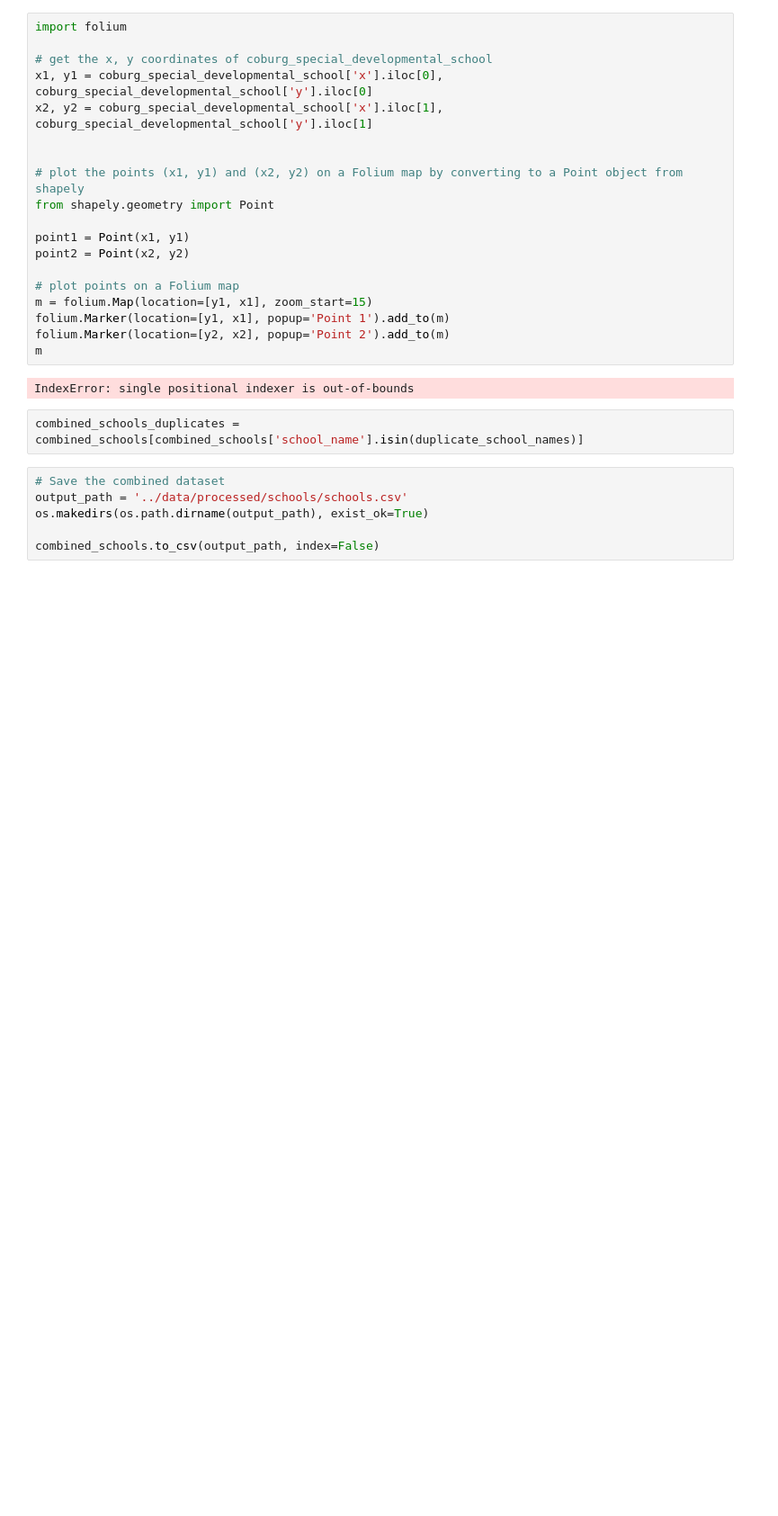
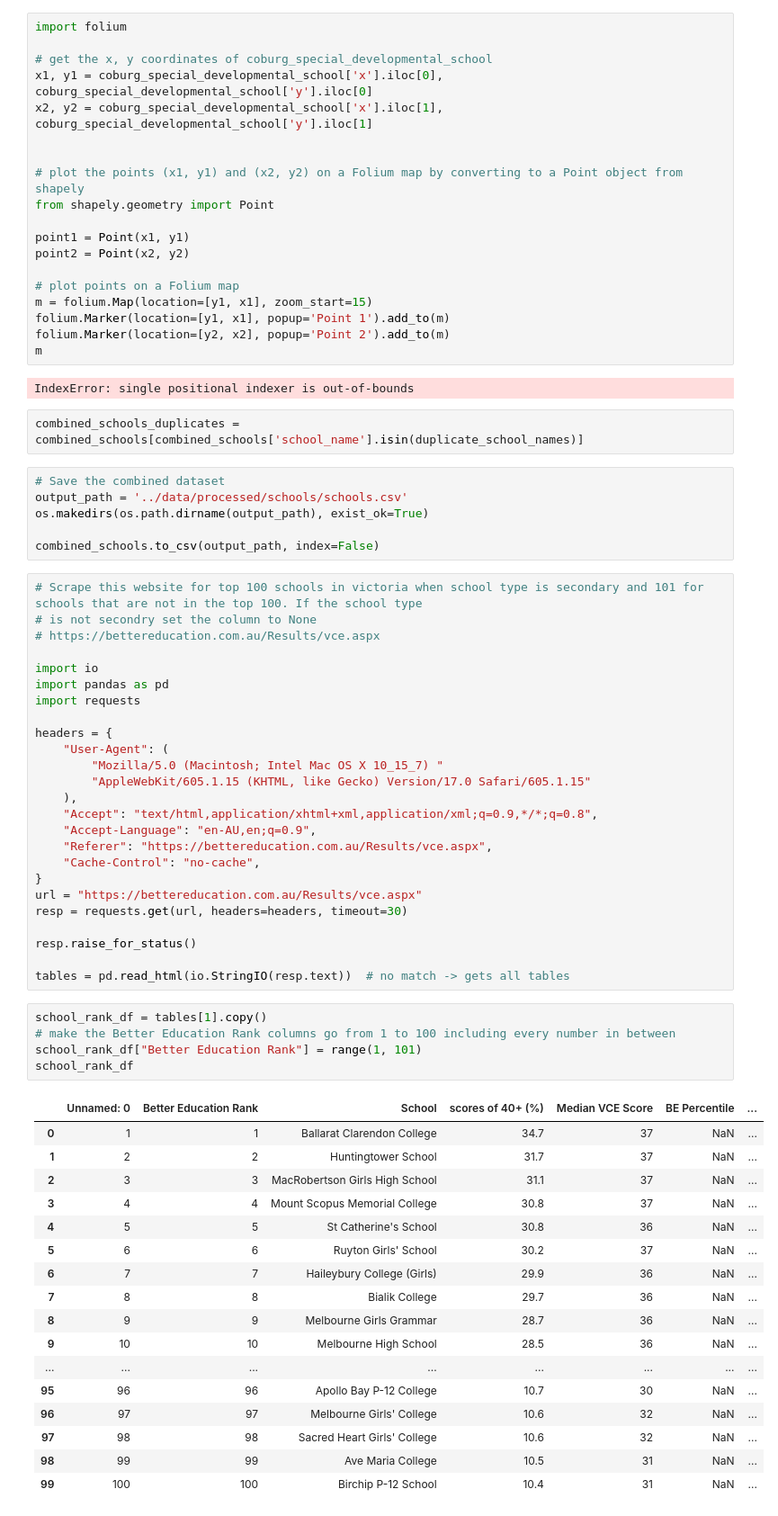
Before and after one commit to jackshee/real-estate-industry-project-public-version, a Jupyter notebook: notebooks/preprocess_schools.ipynb, the cells around one changed output. Shown at 90% size. Saved outputs shown, nothing was run; the diff lists cells and outputs as text; blank space fills up the shorter version.

```diff
--- a/notebooks/preprocess_schools.ipynb
+++ b/notebooks/preprocess_schools.ipynb
@@ -353,3 +409,51 @@ output_path = '../data/processed/schools/schools.csv'
 os.makedirs(os.path.dirname(output_path), exist_ok=True)
 
 combined_schools.to_csv(output_path, index=False)
+# %%
+# Scrape this website for top 100 schools in victoria when school type is secondary and 101 for schools that are not in the top 100. If the school type
+# is not secondry set the column to None
+# https://bettereducation.com.au/Results/vce.aspx
+
+import io
+import pandas as pd
+import requests
+
+headers = {
+    "User-Agent": (
+        "Mozilla/5.0 (Macintosh; Intel Mac OS X 10_15_7) "
+        "AppleWebKit/605.1.15 (KHTML, like Gecko) Version/17.0 Safari/605.1.15"
+    ),
+    "Accept": "text/html,application/xhtml+xml,application/xml;q=0.9,*/*;q=0.8",
+    "Accept-Language": "en-AU,en;q=0.9",
+    "Referer": "https://bettereducation.com.au/Results/vce.aspx",
+    "Cache-Control": "no-cache",
+}
+url = "https://bettereducation.com.au/Results/vce.aspx"
+resp = requests.get(url, headers=headers, timeout=30)
+
+resp.raise_for_status()
+
+tables = pd.read_html(io.StringIO(resp.text))  # no match -> gets all tables
+# %%
+school_rank_df = tables[1].copy()
+# make the Better Education Rank columns go from 1 to 100 including every number in between
+school_rank_df["Better Education Rank"] = range(1, 101)
+school_rank_df
+# %% [output]
+|  | Unnamed: 0 | Better Education Rank | School | scores of 40+ (%) | Median VCE Score | BE Percentile | ... |
+| 0 | 1 | 1 | Ballarat Clarendon College | 34.7 | 37 | NaN | ... |
+| 1 | 2 | 2 | Huntingtower School | 31.7 | 37 | NaN | ... |
+| 2 | 3 | 3 | MacRobertson Girls High School | 31.1 | 37 | NaN | ... |
+| 3 | 4 | 4 | Mount Scopus Memorial College | 30.8 | 37 | NaN | ... |
+| 4 | 5 | 5 | St Catherine's School | 30.8 | 36 | NaN | ... |
+| 5 | 6 | 6 | Ruyton Girls' School | 30.2 | 37 | NaN | ... |
+| 6 | 7 | 7 | Haileybury College (Girls) | 29.9 | 36 | NaN | ... |
+| 7 | 8 | 8 | Bialik College | 29.7 | 36 | NaN | ... |
+| 8 | 9 | 9 | Melbourne Girls Grammar | 28.7 | 36 | NaN | ... |
+| 9 | 10 | 10 | Melbourne High School | 28.5 | 36 | NaN | ... |
+| ... | ... | ... | ... | ... | ... | ... | ... |
+| 95 | 96 | 96 | Apollo Bay P-12 College | 10.7 | 30 | NaN | ... |
+| 96 | 97 | 97 | Melbourne Girls' College | 10.6 | 32 | NaN | ... |
+| 97 | 98 | 98 | Sacred Heart Girls' College | 10.6 | 32 | NaN | ... |
+| 98 | 99 | 99 | Ave Maria College | 10.5 | 31 | NaN | ... |
+| 99 | 100 | 100 | Birchip P-12 School | 10.4 | 31 | NaN | ... |
```
Also changed, not shown: parts of 22 cells of this notebook, 2 other files.
